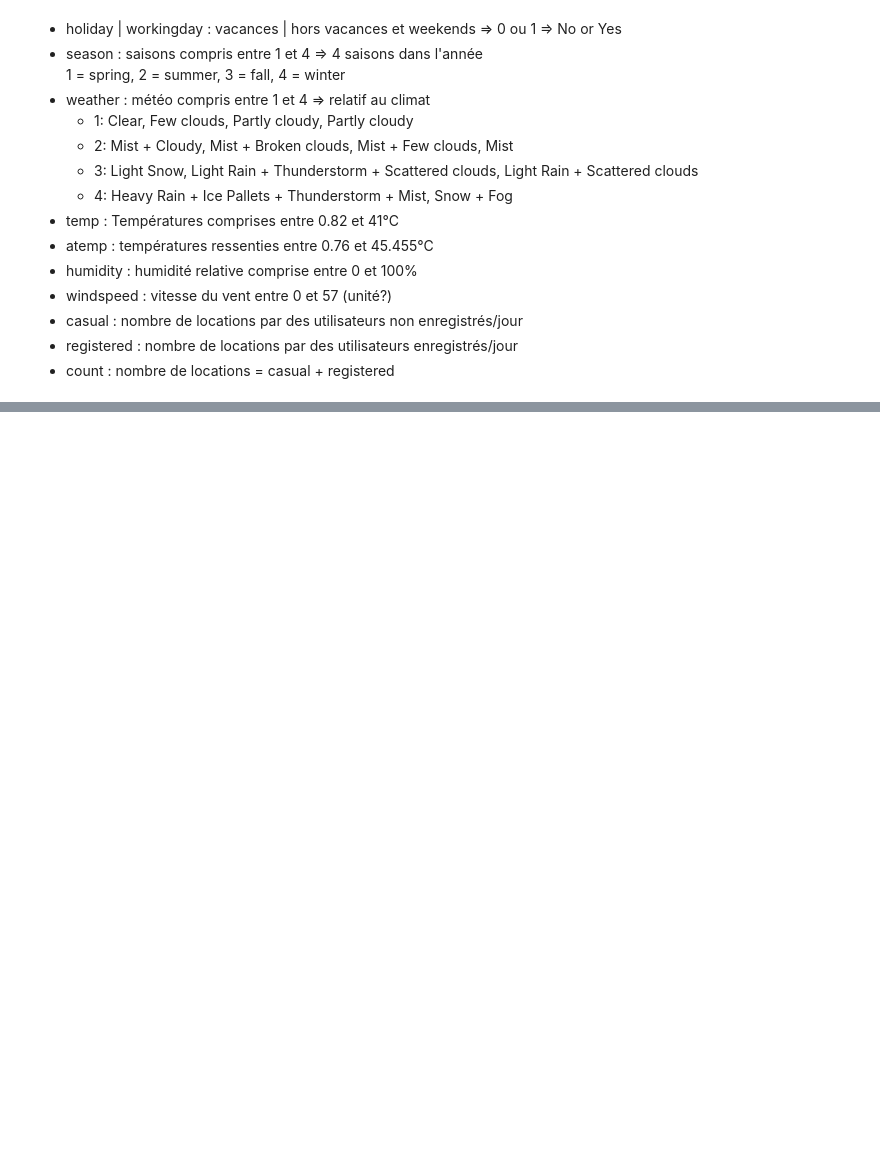
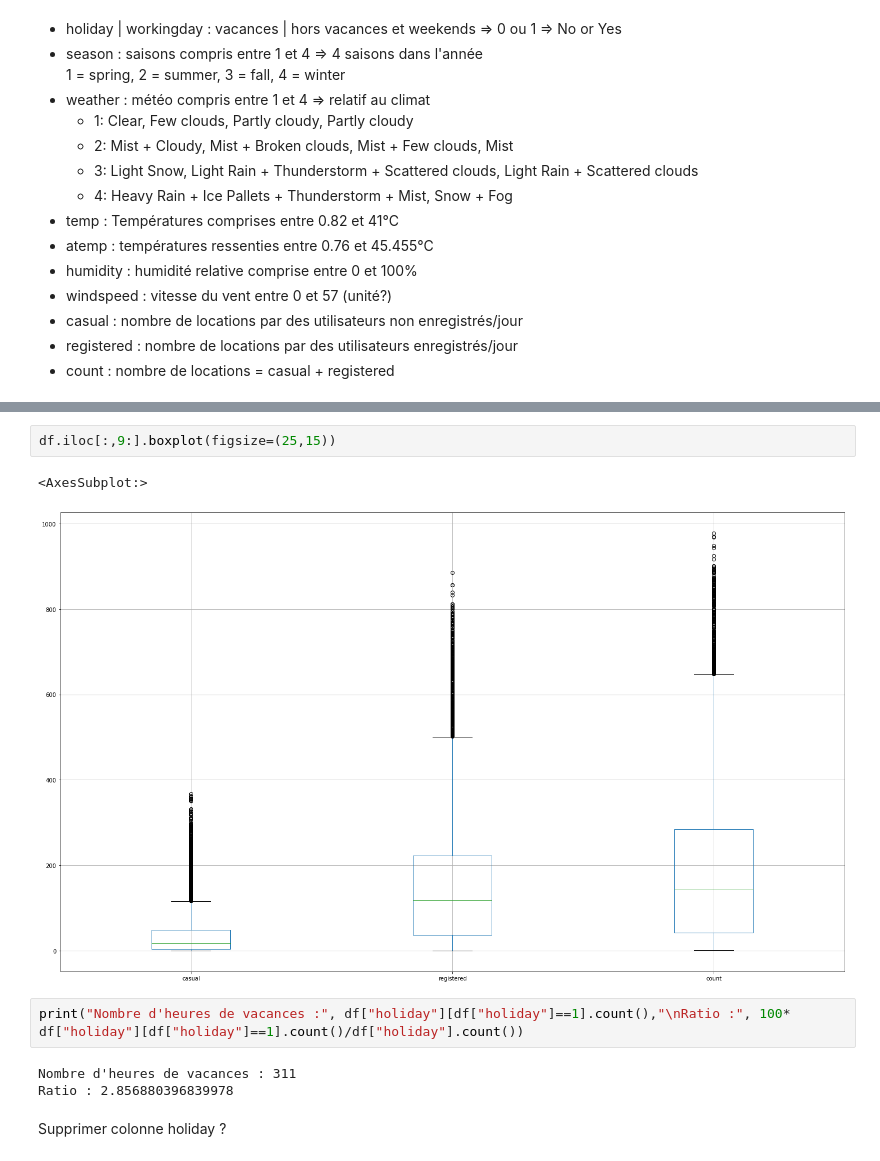
Before and after one commit to RudyBourez/Bike_Sharing, a Jupyter notebook: analyses_rudy.ipynb, the cells around one changed output, grey strips where cells are left out. Cells and saved outputs as stored; diff of their text form; blank space fills up the shorter version.

```diff
--- a/analyses_rudy.ipynb
+++ b/analyses_rudy.ipynb
@@ -72,0 +130,12 @@ df.describe()
+# %%
+df.iloc[:,9:].boxplot(figsize=(25,15))
+# %% [output]
+<AxesSubplot:>
+[figure, added]
+# %%
+print("Nombre d'heures de vacances :", df["holiday"][df["holiday"]==1].count(),"\nRatio :", 100* df["holiday"][df["holiday"]==1].count()/df["holiday"].count())
+# %% [output]
+Nombre d'heures de vacances : 311
+Ratio : 2.856880396839978
+# %% [markdown]
+Supprimer colonne holiday ?
```
Also changed, not shown: parts of 12 cells of this notebook.
